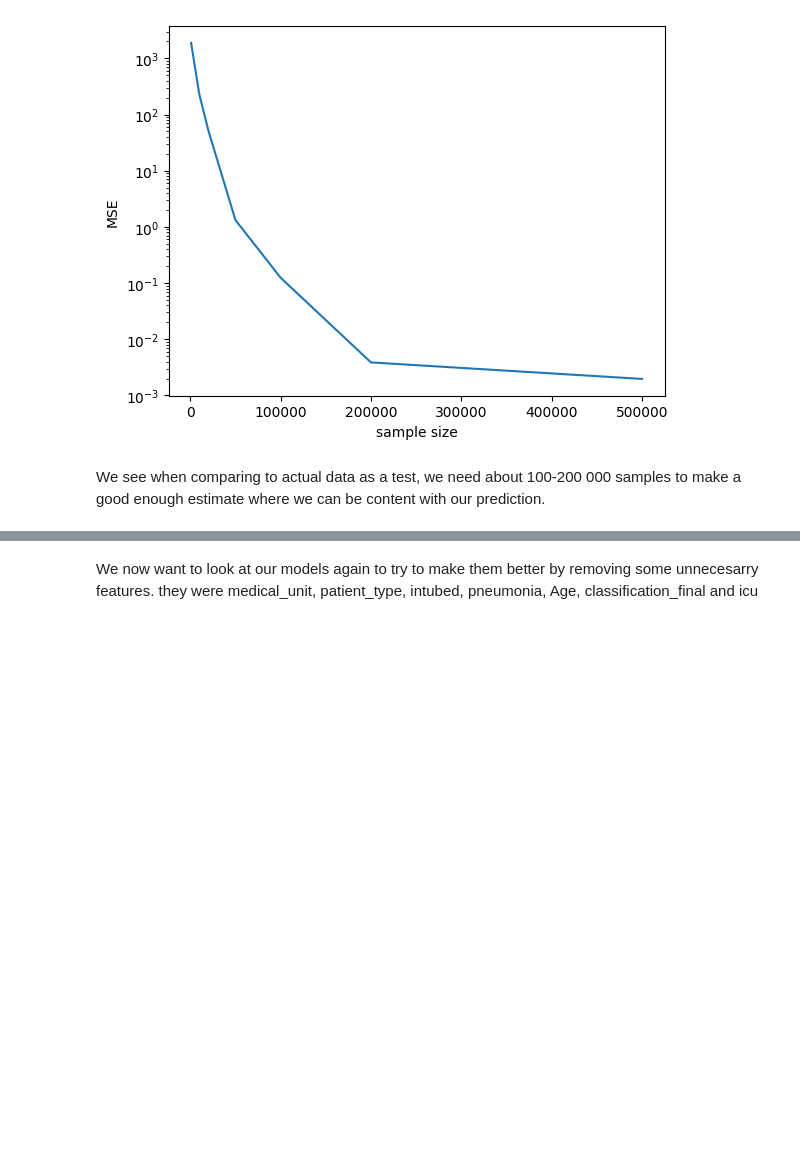
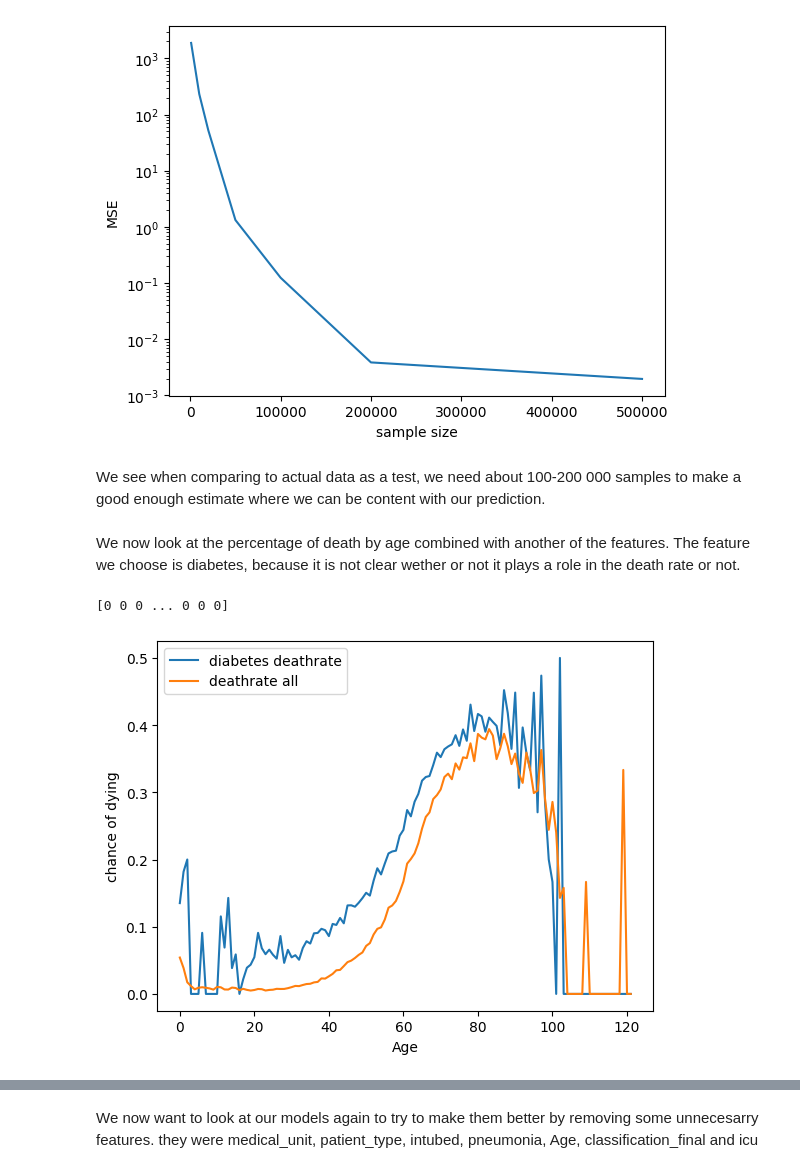
Before and after one commit to mathiasmellemstuen/FYS_STK4155_Prosjekt_3, a Jupyter notebook: src/main.ipynb, the cells around one changed output, grey strips where cells are left out. Drawn from its saved outputs; the diff is of its cells as text; code cells hidden in the pictures; blank space fills up the shorter version.

```diff
--- a/src/main.ipynb
+++ b/src/main.ipynb
@@ -730,3 +728,53 @@ plt.savefig("../figures/MSE_Chance_dying_bootstrap_FULLDATA")
 # %% [markdown]
 We see when comparing to actual data as a test, we need about 100-200 000 samples to make a good enough estimate where we can
 be content with our prediction.
+# %% [markdown]
+We now look at the percentage of death by age combined with another of the features. The feature we choose is diabetes, because it is not clear wether or not it plays a role in the death rate or not.
+# %%
+Age = X[:,6]
+Diabetes = X[:,8]
+Diabetes = np.where(Diabetes == 2, 0, 1)
+print(Diabetes)
+# %% [output]
+[0 0 0 ... 0 0 0]
+# %%
+def ChanceDying_diabetes(Age, Diabetes,Y):
+    ages = np.unique(X)
+    diabetes = {i:0 for i in ages}
+    diabetes_dead = {i:0 for i in ages}
+    for i in range(len(Y)):
+        diabetes[Age[i]] += Diabetes[i]
+        diabetes_dead[Age[i]] += Diabetes[i]*Y[i]
+
+
+    for key in diabetes_dead:
+        if diabetes[key] > 0:
+            diabetes_dead[key] /= diabetes[key]
+
+    return diabetes_dead
+
+def MakeArray(dict):
+    length = len(dict)
+    x_arr = np.zeros(length)
+    y_arr = np.zeros(length)
+
+    for i,key in enumerate(dict):
+        x_arr[i] = key
+        y_arr[i] = dict[key]
+
+    return x_arr, y_arr
+
+deaths_diabetes = ChanceDying_diabetes(Age, Diabetes, Y)
+deaths_age = ChanceDying(Age, Y)
+# %%
+
+X_diabetes, Y_diabetes = MakeArray(deaths_diabetes)
+X_age, Y_age = MakeArray(deaths_age)
+plt.plot(X_diabetes, Y_diabetes, label="diabetes deathrate")
+plt.plot(X_age, Y_age, label="deathrate all")
+plt.xlabel("Age")
+plt.ylabel("chance of dying")
+plt.legend()
+plt.savefig("../figures/death_rate_diabetes_vs_all")
+# %% [output]
+[figure, added]
```
Also changed, not shown: parts of 6 cells of this notebook, 10 other files.
